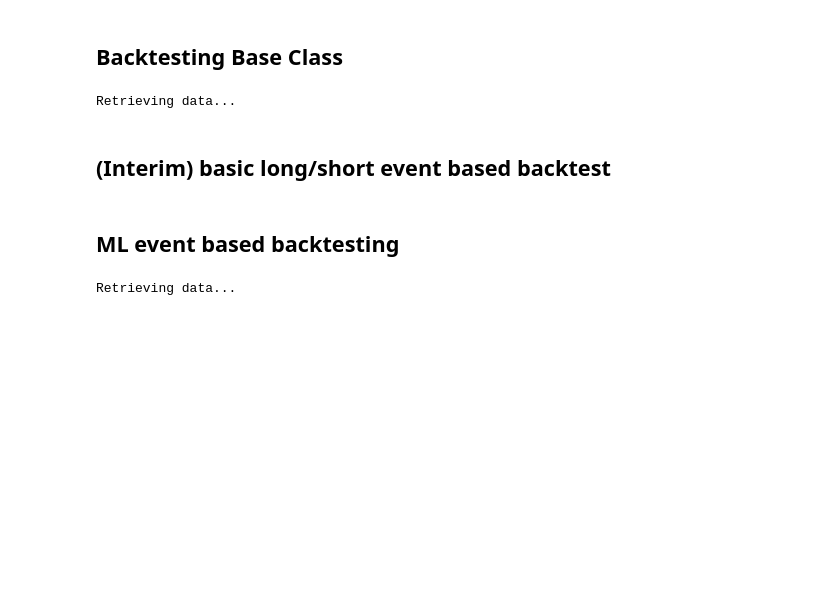
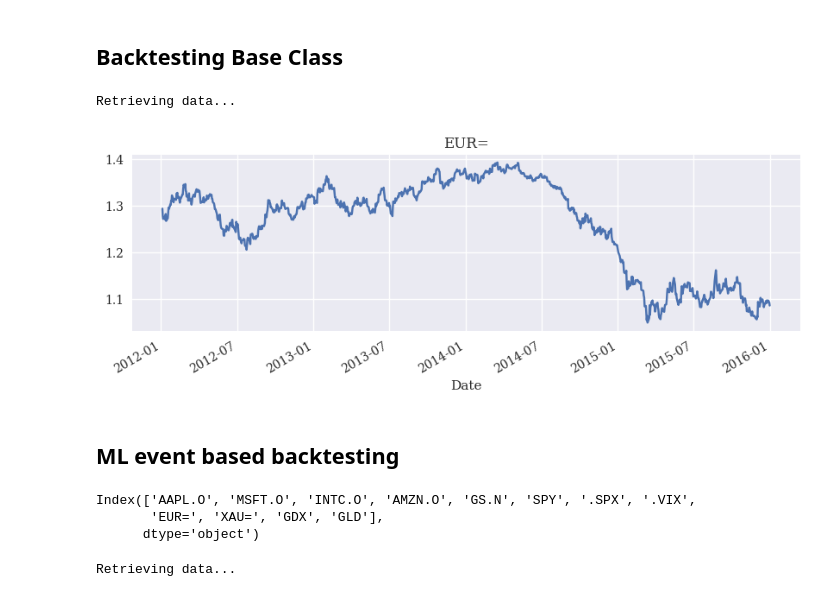
Before and after one commit to ladidida/cpf-course, a Jupyter notebook: wk-07-test-project/BacktestML_class_development.ipynb, the cells around one changed output. Drawn from its saved outputs; the diff is of its cells as text; code cells hidden in the pictures; blank space fills up the shorter version.

```diff
--- a/wk-07-test-project/BacktestML_class_development.ipynb
+++ b/wk-07-test-project/BacktestML_class_development.ipynb
@@ -100,7 +100,7 @@ class BacktestBase(object):
         '''
         if cols is None:
             cols = ['price']
-        self.data['price'].plot(figsize=(10, 6), title=self.symbol)
+        self.data['price'].plot(figsize=(10, 3), title=self.symbol)
 
     def get_date_price(self, bar):
         ''' Return date and price for bar.
@@ -168,18 +168,29 @@ class BacktestBase(object):
             print(f'{date} | *** CLOSING OUT FINAL POSITION ***')
             print(f'{date} | Liquidating inventory: {self.units} units at {price:.2f}')
         if self.units < 0:
-            print("Placing final BUY order")
+            #print("Placing final BUY order")
             self.place_buy_order(bar, units=-self.units)
         else:
-            print("Placing final SELL order")
+            #print("Placing final SELL order")
             self.place_sell_order(bar, units=self.units)
 
         perf = ((self.current_balance - self.initial_amount) / self.initial_amount * 100)
+        trading_days = len(self.active_backtest_dataset)
+
+        #start_date = str(self.active_backtest_dataset.index[0])[:10]
+        #end_date = str(self.active_backtest_dataset.index[len(bt_data)-1])[:10]
+        start_price = self.get_date_price(0)[1]
+        end_price = self.get_date_price(len(self.active_backtest_dataset) -1)[1]
+        market_perf = (end_price -start_price )/start_price * 100
 
         print('=' * 57)
-        print(f'Final balance    [$] {self.current_balance:.2f}')
-        print(f'Net Performance  [%] {perf:.2f}')
-        print(f'Number of trades [#] {self.trades}')
+        print(f'Final balance                 [$] {self.current_balance:.2f}')
+        print(f'Market Performance            [%] {market_perf:.2f}')
+        print(f'Strategy Net Performance      [%] {perf:.2f}')
+        print(f'Market Performance Annualised [%] {(market_perf/trading_days * 252):.2f}')
+        print(f'Strategy Net Perf. Annualised [%] {(perf/trading_days * 252):.2f}')
+        print(f'Number of trades              [#] {self.trades}')
+        print(f'Avg. # trades per day         [#] {(self.trades/trading_days):.1f}')
         print('=' * 57)
 
 
@@ -194,5 +205,7 @@ bt = BacktestBase("EUR=", start='2012-01-01', end='2015-12-31', amount=10000, ft
 # %% [output]
 Retrieving data...
 # %%
-#bt.plot_data()
+bt.plot_data()
+# %% [output]
+[figure, added]
 # %%
@@ -200,4 +213,2 @@ Retrieving data...
 # %%
 #bt.data
-# %% [markdown]
-## (Interim) basic long/short event based backtest
@@ -439 +421,7 @@ class BacktestML(BacktestBase):
+# %%
+bt.raw.columns
+# %% [output]
+Index(['AAPL.O', 'MSFT.O', 'INTC.O', 'AMZN.O', 'GS.N', 'SPY', '.SPX', '.VIX',
+       'EUR=', 'XAU=', 'GDX', 'GLD'],
+      dtype='object')
 # %%
```
Also changed, not shown: parts of 11 cells of this notebook.
